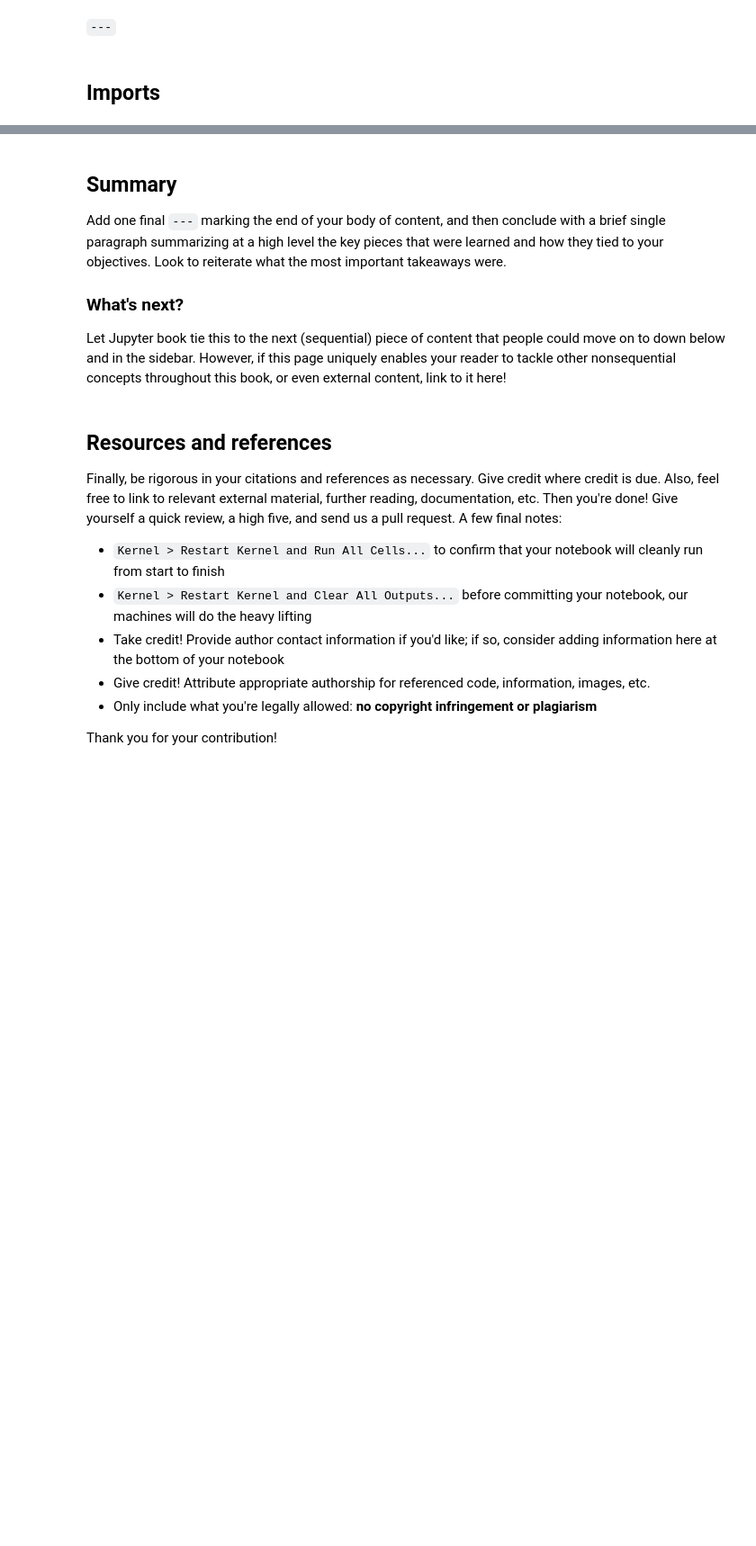
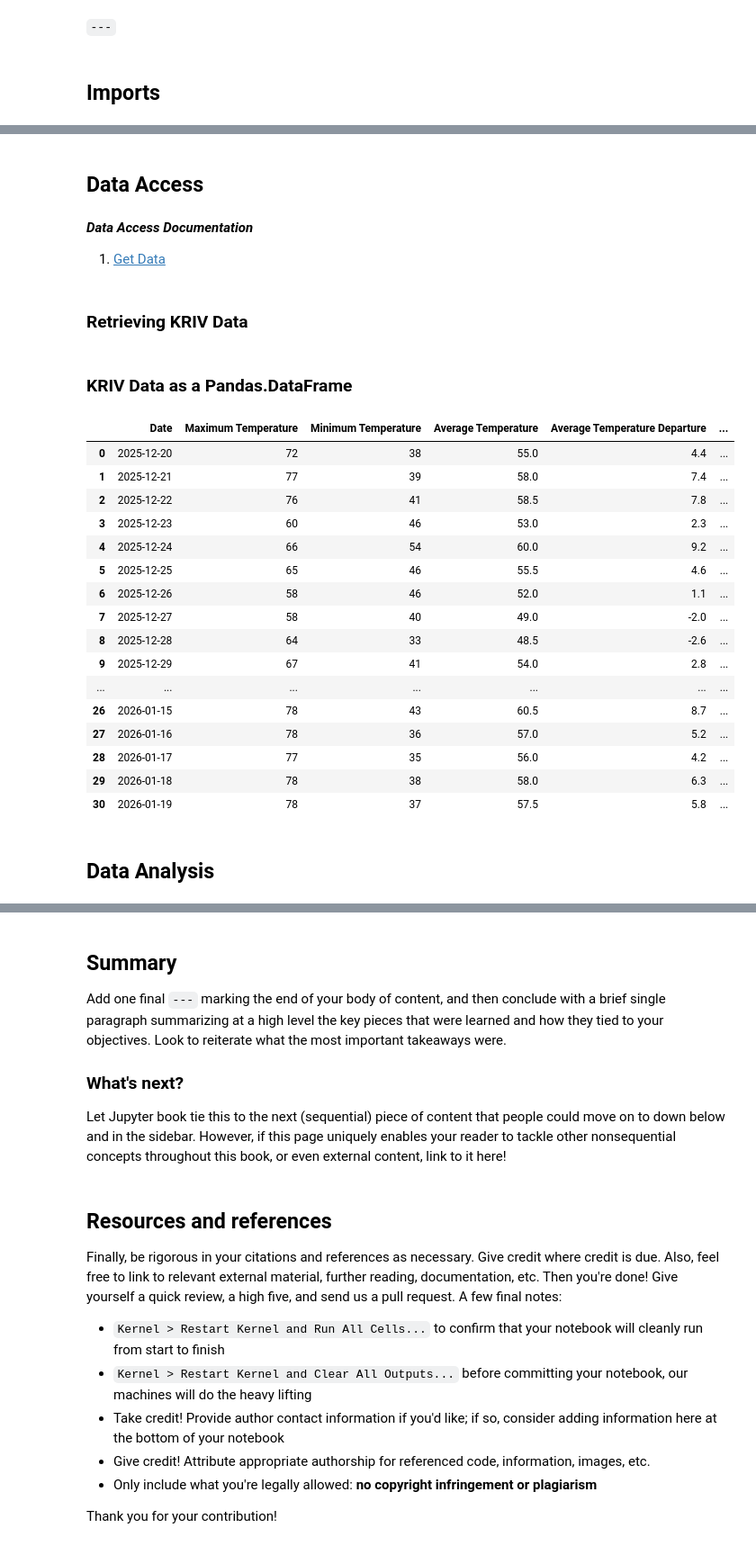
Before and after one commit to edrewitz/xmacis2py-cookbook, a Jupyter notebook: notebooks/xmacis2py_analysis.ipynb, the cells around one changed output, grey strips where cells are left out. Shown at 90% size. Cells and saved outputs as stored; diff of their text form; code cells hidden in the pictures; blank space fills up the shorter version.

Commit message:
updated analysis notebook

```diff
--- a/notebooks/xmacis2py_analysis.ipynb
+++ b/notebooks/xmacis2py_analysis.ipynb
@@ -125,0 +62,34 @@ We also suggest checking out Jupyter Book's [brief demonstration](https://jupyte
+# %% [markdown]
+## Data Access
+# %% [markdown]
+***Data Access Documentation***
+
+1) [Get Data](https://github.com/edrewitz/xmACIS2Py/blob/main/Documentation/xmACIS2.0/data_access.md#xmacis2py-data-access)
+# %% [markdown]
+### Retrieving KRIV Data
+# %%
+df = get_data('kriv')
+# %% [markdown]
+### KRIV Data as a Pandas.DataFrame
+# %%
+df
+# %% [output]
+|  | Date | Maximum Temperature | Minimum Temperature | Average Temperature | Average Temperature Departure | ... |
+| 0 | 2025-12-20 | 72 | 38 | 55.0 | 4.4 | ... |
+| 1 | 2025-12-21 | 77 | 39 | 58.0 | 7.4 | ... |
+| 2 | 2025-12-22 | 76 | 41 | 58.5 | 7.8 | ... |
+| 3 | 2025-12-23 | 60 | 46 | 53.0 | 2.3 | ... |
+| 4 | 2025-12-24 | 66 | 54 | 60.0 | 9.2 | ... |
+| 5 | 2025-12-25 | 65 | 46 | 55.5 | 4.6 | ... |
+| 6 | 2025-12-26 | 58 | 46 | 52.0 | 1.1 | ... |
+| 7 | 2025-12-27 | 58 | 40 | 49.0 | -2.0 | ... |
+| 8 | 2025-12-28 | 64 | 33 | 48.5 | -2.6 | ... |
+| 9 | 2025-12-29 | 67 | 41 | 54.0 | 2.8 | ... |
+| ... | ... | ... | ... | ... | ... | ... |
+| 26 | 2026-01-15 | 78 | 43 | 60.5 | 8.7 | ... |
+| 27 | 2026-01-16 | 78 | 36 | 57.0 | 5.2 | ... |
+| 28 | 2026-01-17 | 77 | 35 | 56.0 | 4.2 | ... |
+| 29 | 2026-01-18 | 78 | 38 | 58.0 | 6.3 | ... |
+| 30 | 2026-01-19 | 78 | 37 | 57.5 | 5.8 | ... |
+# %% [markdown]
+## Data Analysis
```
Also changed, not shown: parts of 82 cells of this notebook.
